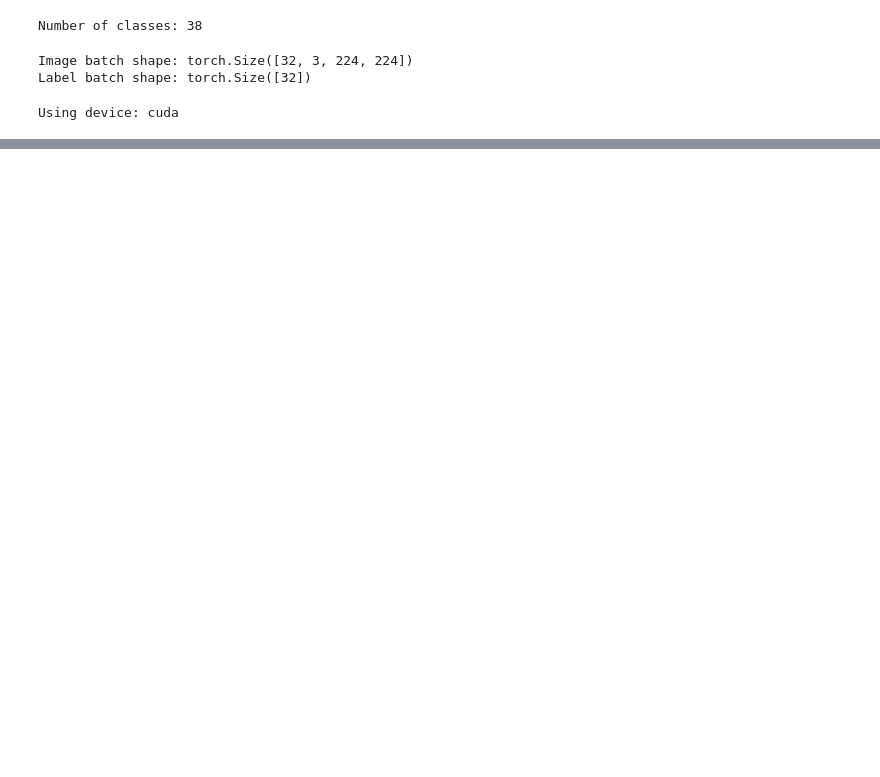
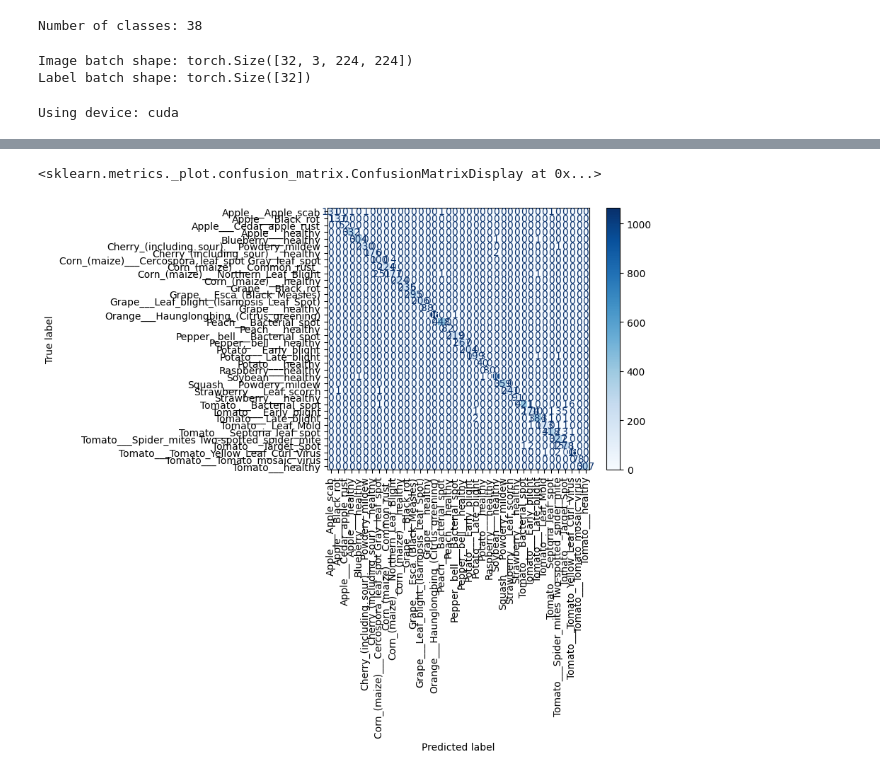
Before and after one commit to Ath-07/WiDS-5.0, a Jupyter notebook: 03_deeplearning.ipynb, the cells around one changed output, grey strips where cells are left out. Saved outputs shown, nothing was run; the diff lists cells and outputs as text; code cells hidden in the pictures; blank space fills up the shorter version.

Commit message:
Added pretrained model and stats

```diff
--- a/03_deeplearning.ipynb
+++ b/03_deeplearning.ipynb
@@ -159,0 +169,2 @@ Epoch [10/10] Loss: 60.8543 Train Acc: 98.61% Val Acc: 88.27%
+# %%
+model = model.to(device)
@@ -159,0 +178,2 @@ Epoch [10/10] Loss: 60.8543 Train Acc: 98.61% Val Acc: 88.27%
+# %%
+train_model(model, train_loader, val_loader, epochs=5)
@@ -159,0 +194,2 @@ Epoch [10/10] Loss: 60.8543 Train Acc: 98.61% Val Acc: 88.27%
+# %%
+train_model(model, train_loader, val_loader, epochs=3)
@@ -159,0 +200,26 @@ Epoch [10/10] Loss: 60.8543 Train Acc: 98.61% Val Acc: 88.27%
+# %%
+y_true = []
+y_pred = []
+
+model.eval()
+with torch.no_grad():
+    for images, labels in val_loader:
+        images = images.to(device)
+        outputs = model(images)
+        _, preds = torch.max(outputs, 1)
+
+        y_true.extend(labels.numpy())
+        y_pred.extend(preds.cpu().numpy())
+# %%
+cm = confusion_matrix(y_true, y_pred)
+
+disp = ConfusionMatrixDisplay(confusion_matrix=cm, display_labels=class_names)
+
+disp.plot(
+    cmap="Blues",
+    xticks_rotation=90,
+    values_format="d"
+)
+# %% [output]
+<sklearn.metrics._plot.confusion_matrix.ConfusionMatrixDisplay at 0x...>
+[figure, added]
```
Also changed, not shown: parts of 21 cells of this notebook.
